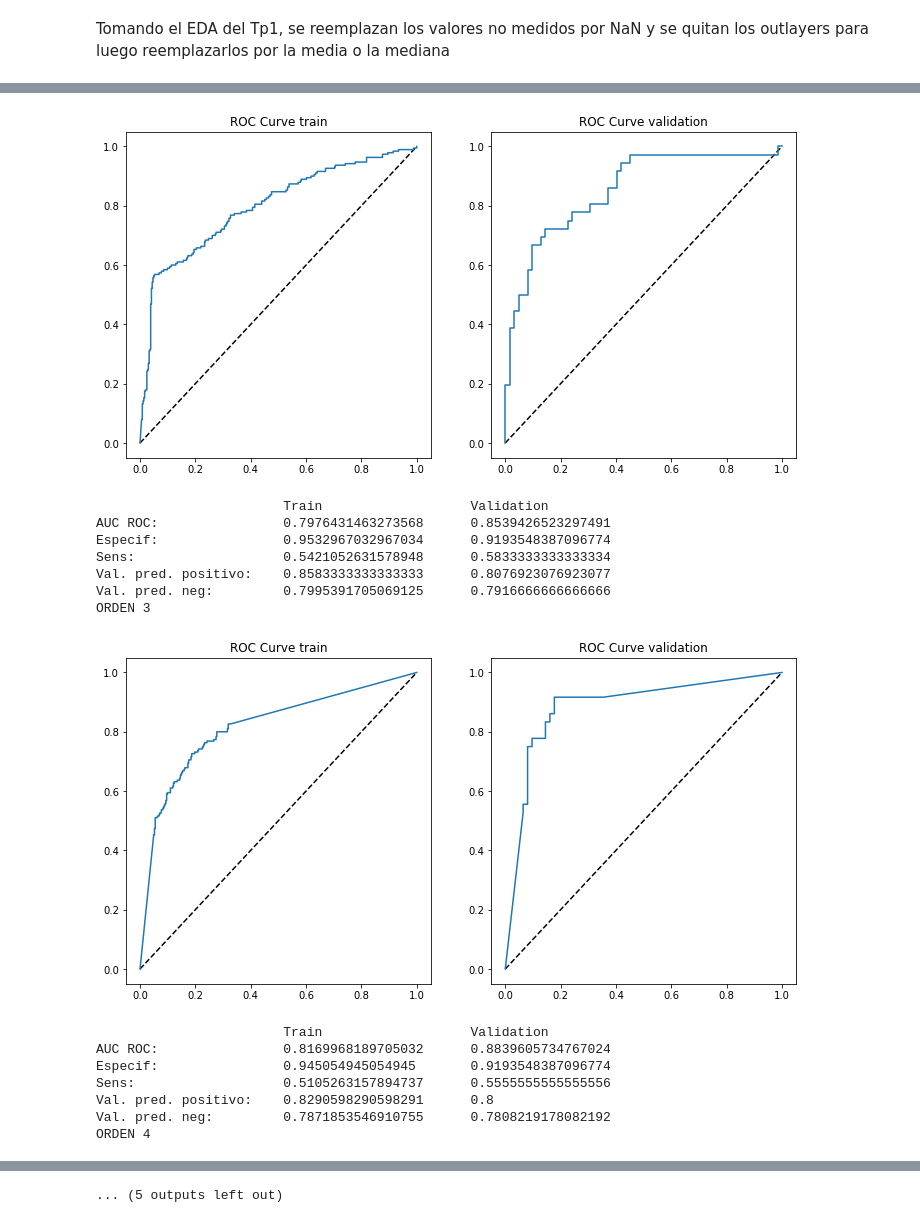
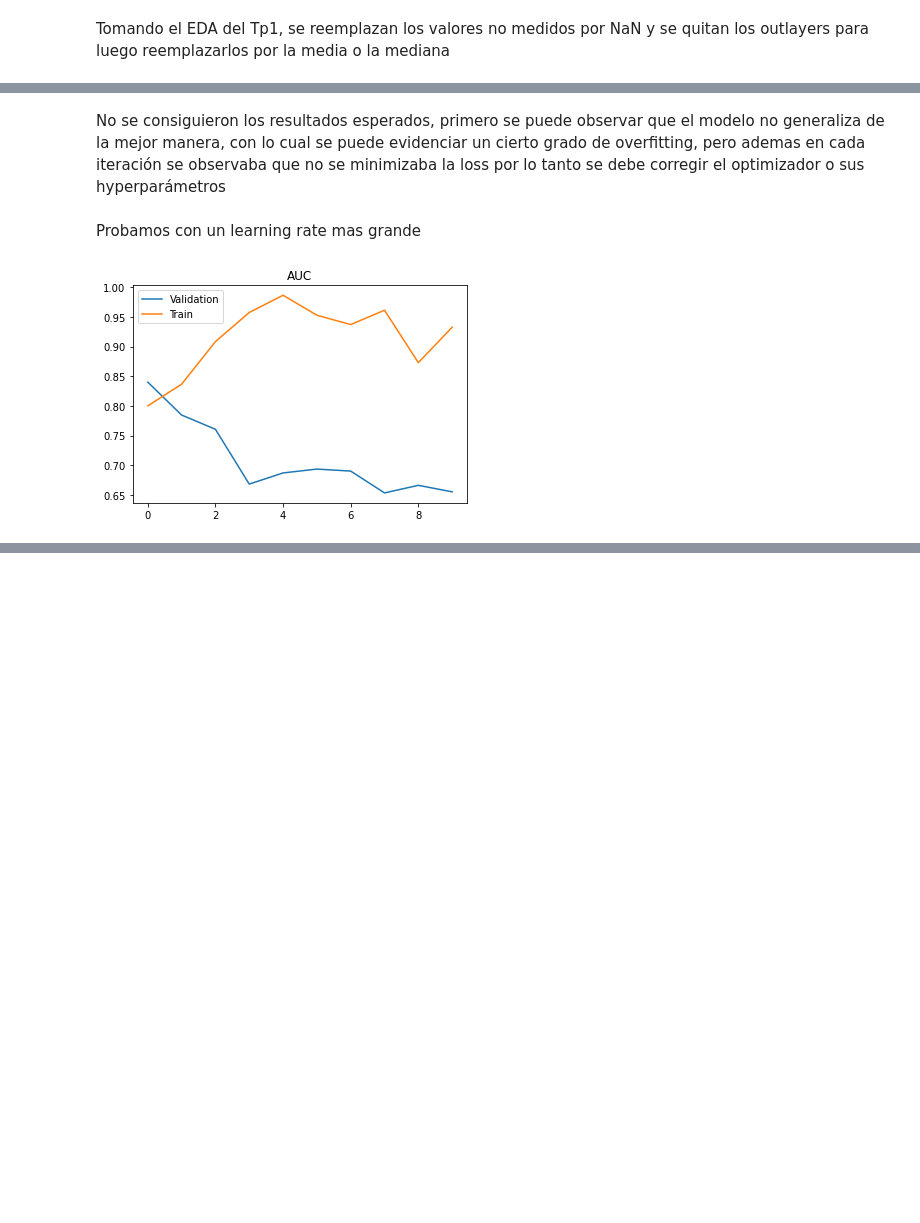
Before and after one commit to SantiAA/RN_TP2, a Jupyter notebook: src/EJ1/featrures_poly.ipynb, the cells around one changed output, grey strips where cells are left out. Cells and saved outputs as stored; diff of their text form; code cells hidden in the pictures; blank space fills up the shorter version.

```diff
--- a/src/EJ1/featrures_poly.ipynb
+++ b/src/EJ1/featrures_poly.ipynb
@@ -234,16 +143,46 @@ INFO:tensorflow:Oracle triggered exit
+# %% [markdown]
+No se consiguieron los resultados esperados, primero se puede observar que el modelo no generaliza de la mejor manera, con lo cual se puede evidenciar un cierto grado de overfitting, pero ademas en cada iteración se observaba que no se minimizaba la loss por lo tanto se debe corregir el optimizador o sus hyperparámetros
+# %% [markdown]
+Probamos con un learning rate mas grande
 # %%
-for i in range(2,poly_order):
-    print('ORDEN {}'.format(i))
-    train_pred, valid_pred = pyly_score[i]
-    plt.figure(1, figsize=[12,6])
-    rt, spt, snt, npt, ppt = print_metrics(y_train, train_pred, 1, 'train')
-    rv, spv, snv, npv, ppv = print_metrics(y_valid, valid_pred, 2, 'validation')
-    plt.show()
-    #print('Sobre validation')
-    print('\t\t\tTrain\t\t\tValidation')
-    print('AUC ROC: \t\t{}\t{}'.format(rt,rv))
-    print('Especif: \t\t{}\t{}'.format(spt,spv))
-    print('Sens: \t\t\t{}\t{}'.format(snt,snv))
-    print('Val. pred. positivo: \t{}\t{}'.format(ppt,ppv))
-    print('Val. pred. neg: \t{}\t{}'.format(npt,npv))
+%%time
+
+train_score = [0.8]
+validation_score = [0.84]
+all_metrics = {}
+
+for i in range(2,max_poly_order+1):
+    learning_schedule = ExponentialDecay(initial_learning_rate=4.7*(10**(i-1)), decay_steps=100, decay_rate=0.96)
+    poly = PolynomialFeatures(degree=i)
+    pol_x_train = poly.fit_transform(x_train_norm)
+    pol_x_valid = poly.fit_transform(x_valid_norm)
+
+    poly_checkpoint_callback = ModelCheckpoint(filepath=join(checkpoints_path, 'poly_adam_{}'.format(i)),
+                                                  save_weights_only=True,
+                                                  monitor='val_auc',
+                                                  mode='max',
+                                                  save_best_only=True)
+
+    poly_model = Sequential()
+    poly_model.add(Dense(units=1, activation='sigmoid', input_shape=(pol_x_train.shape[1],)))
+    poly_model.compile(optimizer=Adam(learning_rate=0.2), loss=BinaryCrossentropy(), metrics=[AUC(name='auc')])
+
+    history = poly_model.fit(pol_x_train, y_train, epochs=100, validation_data=(pol_x_valid, y_valid), callbacks=[poly_checkpoint_callback],
+                             verbose=1)
+
+    # Cargo el mejor modelo entrenado
+    poly_model.load_weights(join(checkpoints_path, 'poly_adam_{}'.format(i)))
+    metrics = verify_model(poly_model, pol_x_train, y_train, pol_x_valid, y_valid)
+    # Guardo las metricas de cada orden para comparar
+    all_metrics[i] = metrics
+    train_score.append(metrics['AUC ROC'][0])
+    validation_score.append(metrics['AUC ROC'][1])
+    clear_output(wait=True)
+
+plt.plot(validation_score, label='Validation')
+plt.plot(train_score, label='Train')
+plt.title('AUC')
+plt.legend(loc='best')
+plt.show()
 # %% [output]
+[figure, new version]
@@ -251,16 +189,0 @@ ORDEN 2
-[figure, old version]
-                        Train                   Validation
-AUC ROC:                0.7976431463273568      0.8539426523297491
-Especif:                0.9532967032967034      0.9193548387096774
-Sens:                   0.5421052631578948      0.5833333333333334
-Val. pred. positivo:    0.8583333333333333      0.8076923076923077
-Val. pred. neg:         0.7995391705069125      0.7916666666666666
-ORDEN 3
-[figure, removed]
-                        Train                   Validation
-AUC ROC:                0.8169968189705032      0.8839605734767024
-Especif:                0.945054945054945       0.9193548387096774
-Sens:                   0.5105263157894737      0.5555555555555556
-Val. pred. positivo:    0.8290598290598291      0.8
-Val. pred. neg:         0.7871853546910755      0.7808219178082192
-ORDEN 4
@@ -292,2 +190 @@ ORDEN 7
-... (5 outputs left out)
 # %% [markdown]
```
Also changed, not shown: parts of 43 cells of this notebook, 3 other files.
